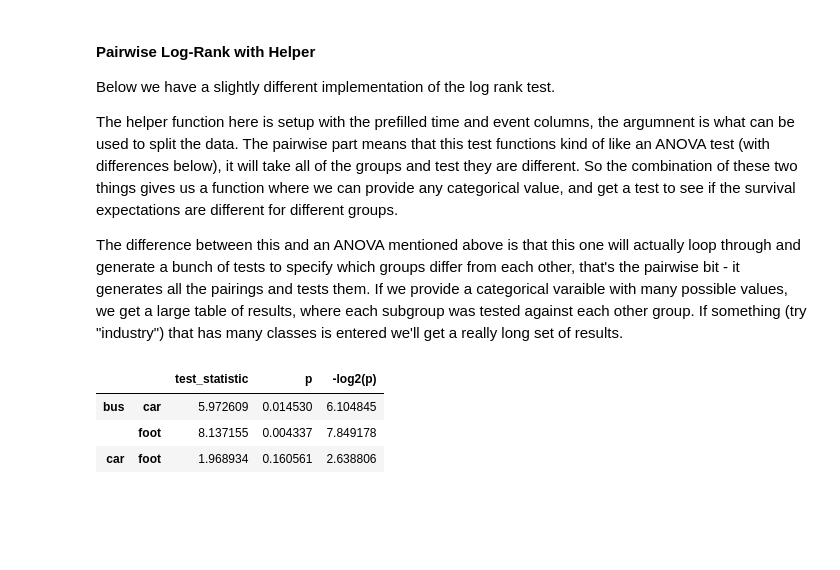
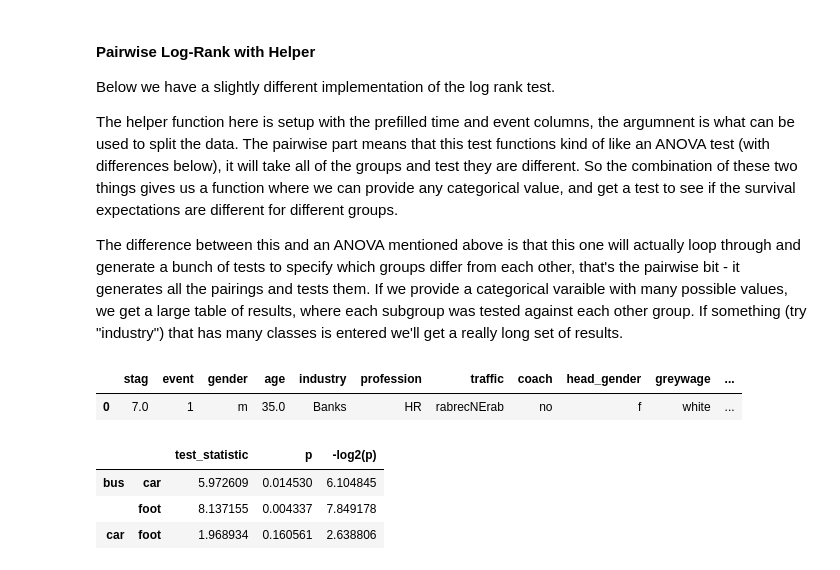
Before and after one commit to SidhST12/Basic_Stats_in_Python_Student_Workbooks, a Jupyter notebook: 029_Survival.ipynb, the cells around one changed output. Drawn from its saved outputs; the diff is of its cells as text; code cells hidden in the pictures; blank space fills up the shorter version.

```diff
--- a/029_Survival.ipynb
+++ b/029_Survival.ipynb
@@ -552,6 +552,11 @@ The difference between this and an ANOVA mentioned above is that this one will a
 def print_logrank(col):
   log_rank = pairwise_logrank_test(df['stag'], df[col], df['event'])
   return log_rank.summary
+# %%
+df.head(1)
+# %% [output]
+|  | stag | event | gender | age | industry | profession | traffic | coach | head_gender | greywage | ... |
+| 0 | 7.0 | 1 | m | 35.0 | Banks | HR | rabrecNErab | no | f | white | ... |
 # %%
 print_logrank("way")
 # %% [output]
```
Also changed, not shown: parts of 1 cell of this notebook.
